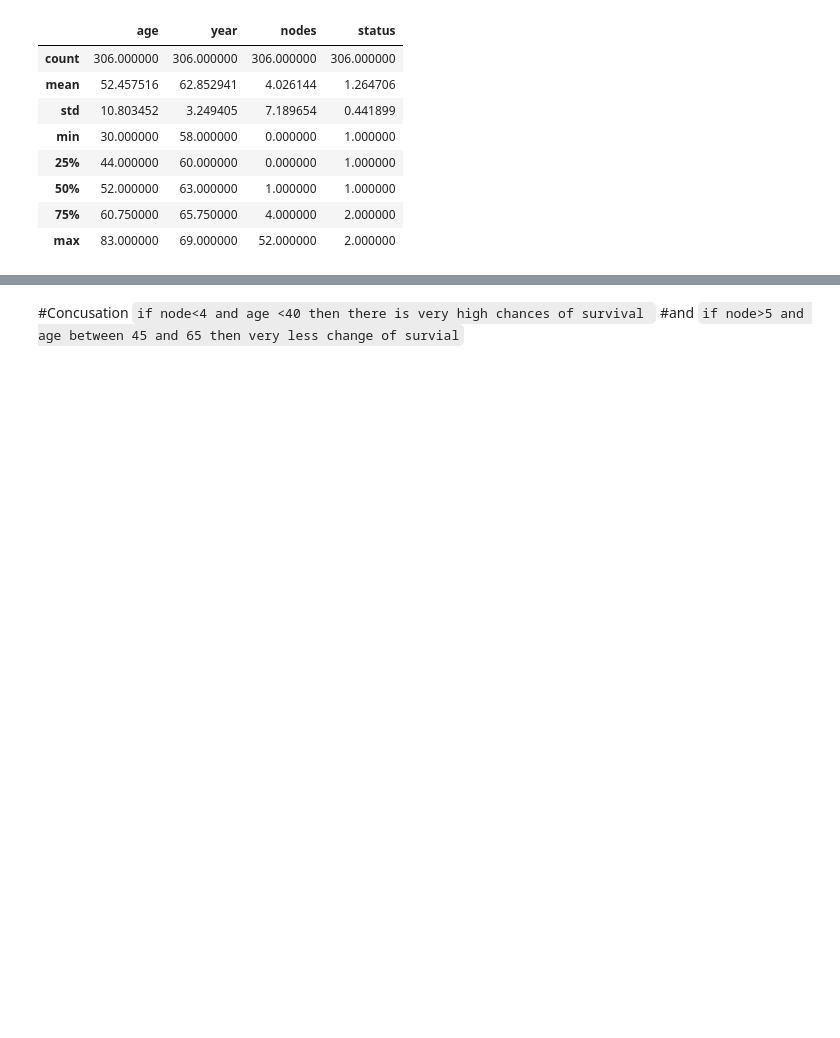
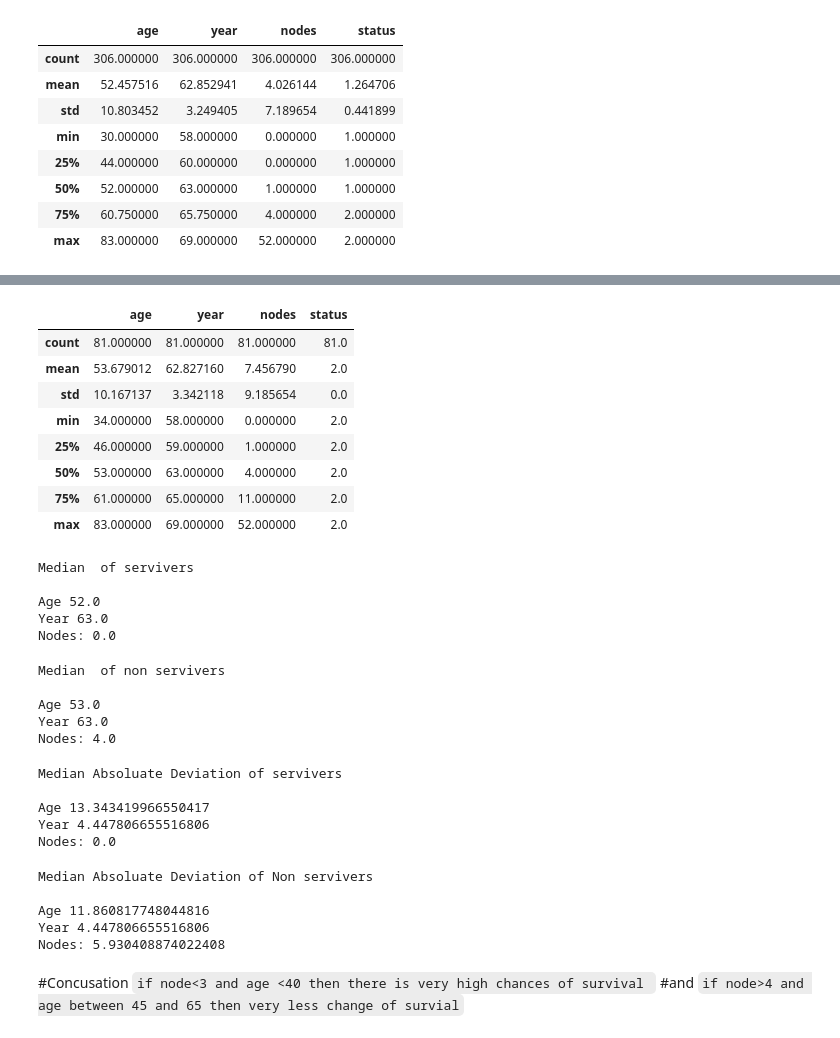
Before and after one commit to vishalkumarsingh999/Machin-Learning, a Jupyter notebook: Assingement_1.ipynb, the cells around one changed output, grey strips where cells are left out. Saved outputs shown, nothing was run; the diff lists cells and outputs as text; code cells hidden in the pictures; blank space fills up the shorter version.

```diff
--- a/Assingement_1.ipynb
+++ b/Assingement_1.ipynb
@@ -225,5 +239,61 @@ df.describe()
+# %%
+status2.describe()
+# %% [output]
+|  | age | year | nodes | status |
+| count | 81.000000 | 81.000000 | 81.000000 | 81.0 |
+| mean | 53.679012 | 62.827160 | 7.456790 | 2.0 |
+| std | 10.167137 | 3.342118 | 9.185654 | 0.0 |
+| min | 34.000000 | 58.000000 | 0.000000 | 2.0 |
+| 25% | 46.000000 | 59.000000 | 1.000000 | 2.0 |
+| 50% | 53.000000 | 63.000000 | 4.000000 | 2.0 |
+| 75% | 61.000000 | 65.000000 | 11.000000 | 2.0 |
+| max | 83.000000 | 69.000000 | 52.000000 | 2.0 |
+# %%
+print('Median  of servivers\n')
+print('Age',np.median(status1['age']))
+print('Year',np.median(status1['year']))
+print('Nodes:',np.median(status1['nodes']))
+# %% [output]
+Median  of servivers
+
+Age 52.0
+Year 63.0
+Nodes: 0.0
+# %%
+print('Median  of non servivers\n')
+print('Age',np.median(status2['age']))
+print('Year',np.median(status2['year']))
+print('Nodes:',np.median(status2['nodes']))
+# %% [output]
+Median  of non servivers
+
+Age 53.0
+Year 63.0
+Nodes: 4.0
+# %%
+print('Median Absoluate Deviation of servivers\n')
+print('Age',robust.mad(status1['age']))
+print('Year',robust.mad(status1['year']))
+print('Nodes:',robust.mad(status1['nodes']))
+# %% [output]
+Median Absoluate Deviation of servivers
+
+Age 13.343419966550417
+Year 4.447806655516806
+Nodes: 0.0
+# %%
+print('Median Absoluate Deviation of Non servivers\n')
+print('Age',robust.mad(status2['age']))
+print('Year',robust.mad(status2['year']))
+print('Nodes:',robust.mad(status2['nodes']))
+# %% [output]
+Median Absoluate Deviation of Non servivers
+
+Age 11.860817748044816
+Year 4.447806655516806
+Nodes: 5.930408874022408
 # %% [markdown]
 #Concusation
-`if node<4 and age <40 then there is very high chances of survival `
+`if node<3 and age <40 then there is very high chances of survival `
 #and
-`if node>5 and age between 45 and 65 then very less change of survial`
+`if node>4 and age between 45 and 65 then very less change of survial`
```
Also changed, not shown: parts of 2 cells of this notebook.
